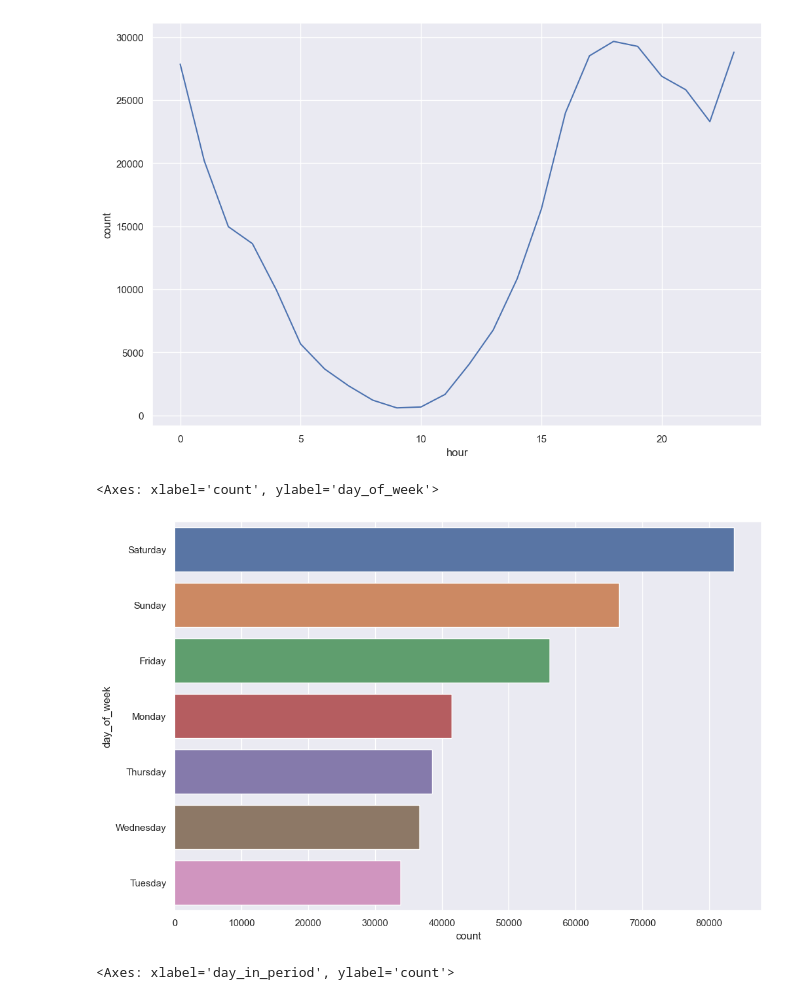
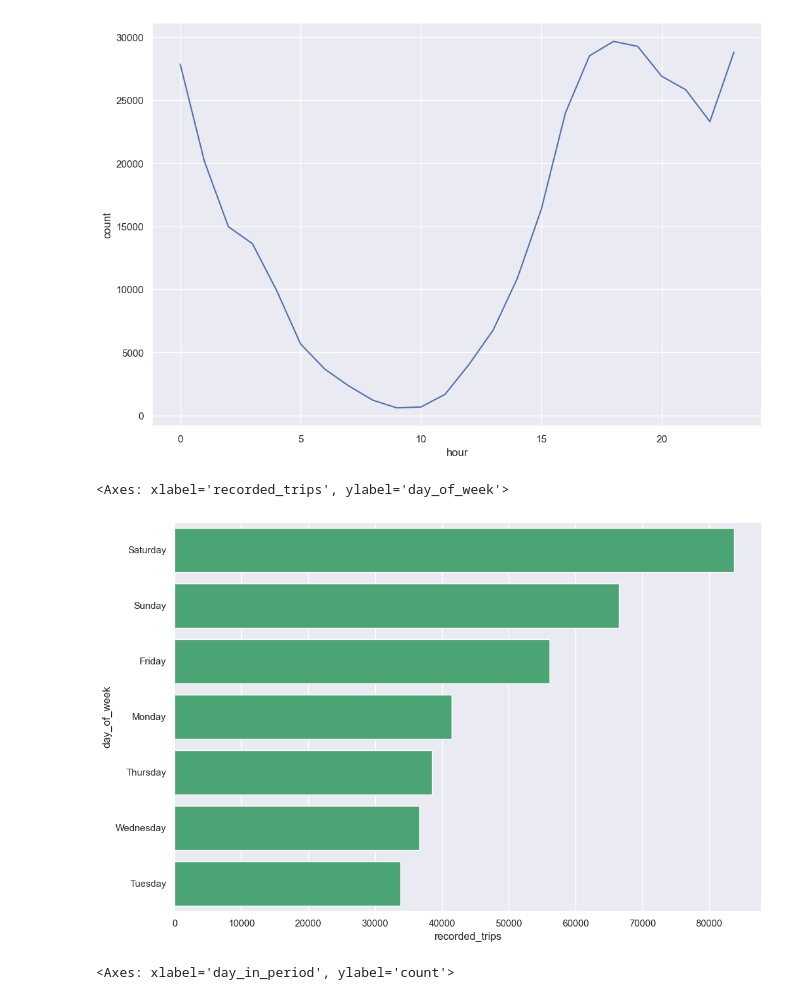
Before and after one commit to NSS-Data-Analytics-Cohort-8/scooter-partner1-badger-badger-python, a Jupyter notebook: notebooks/deliverables_scoot_3.ipynb, the cells around one changed output. Saved outputs shown, nothing was run; the diff lists cells and outputs as text; code cells hidden in the pictures.

```diff
--- a/notebooks/deliverables_scoot_3.ipynb
+++ b/notebooks/deliverables_scoot_3.ipynb
@@ -230,4 +246,4 @@ nt_hour.head()
 | 14 | 4 | 9931 |
 # %%
 nt_weekday = nt['day_of_week'].value_counts().reset_index()
-nt_weekday
+nt_weekday = nt_weekday.rename(columns = {'count':'recorded_trips'})
@@ -282,10 +300,10 @@ sns.lineplot(x = nt_hour['hour'], y = nt_hour['count'])
 <Axes: xlabel='hour', ylabel='count'>
 [figure]
 # %%
-sns.barplot(data = nt_weekday, orient = 'h', x = 'count', y='day_of_week')
+sns.barplot(data = nt_weekday, orient = 'h', x = 'recorded_trips', y='day_of_week', color = 'mediumseagreen')
 # %% [output]
-<Axes: xlabel='count', ylabel='day_of_week'>
+<Axes: xlabel='recorded_trips', ylabel='day_of_week'>
-[figure, old version]
+[figure, new version]
 # %%
 sns.lineplot(x = nt_day['day_in_period'], y = nt_day['count'], markers = True, style = nt_day['day_of_week'], hue = nt_day['day_of_week'])
 # %% [output]
```
Also changed, not shown: parts of 14 cells of this notebook, 10 other files.
